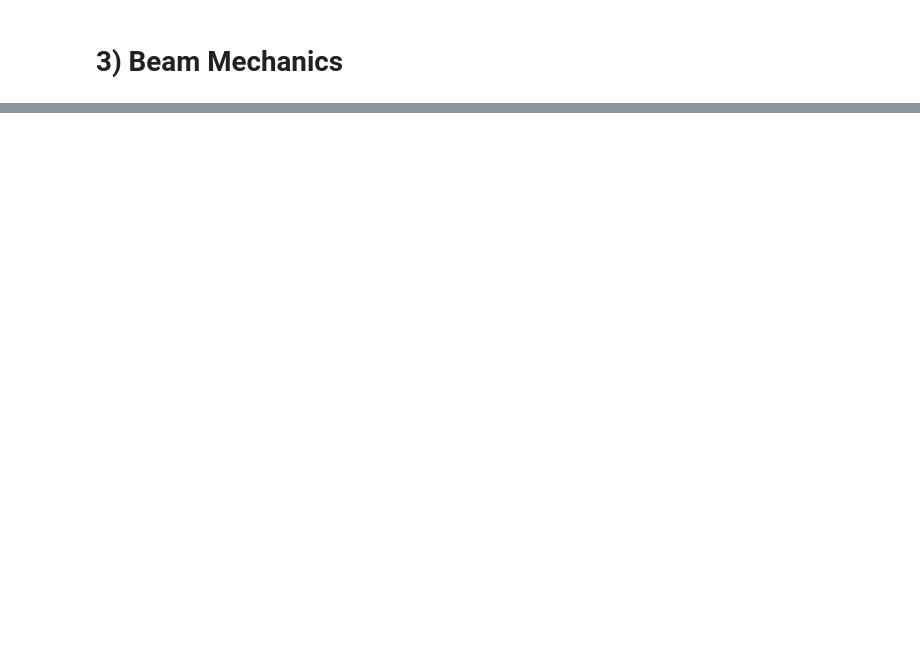
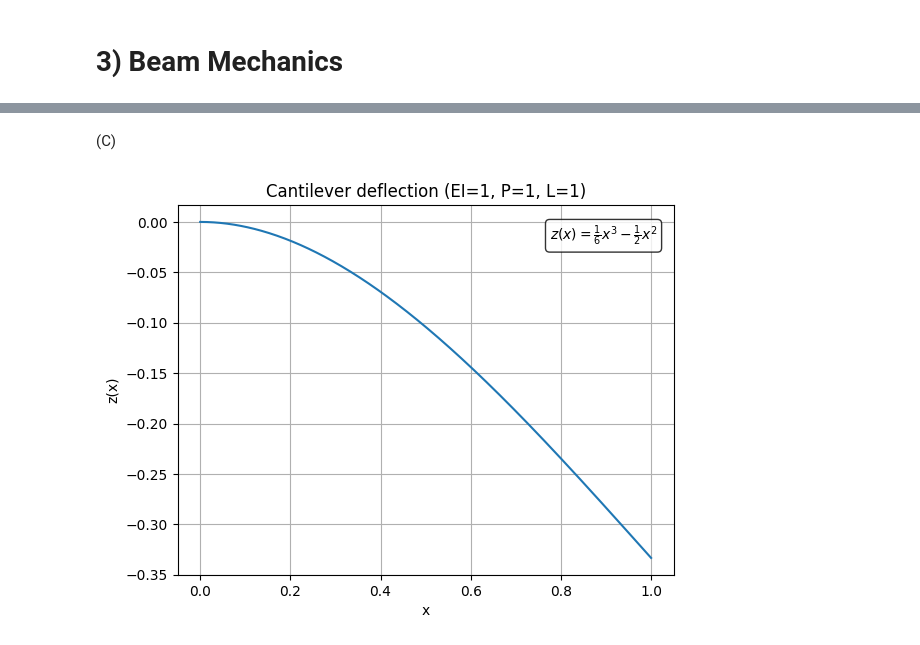
Before and after one commit to mpaverill/2.174, a Jupyter notebook: PS1/PS1.ipynb, the cells around one changed output, grey strips where cells are left out. Drawn from its saved outputs; the diff is of its cells as text; code cells hidden in the pictures; blank space fills up the shorter version.

```diff
--- a/PS1/PS1.ipynb
+++ b/PS1/PS1.ipynb
@@ -122,0 +131,23 @@ R^2 : 0.898312268689691
+# %% [markdown]
+(C)
+# %%
+import numpy as np
+import matplotlib.pyplot as plt
+
+x = np.linspace(0, 1, 400)
+z = (1/6)*x**3 - (1/2)*x**2
+
+plt.figure()
+plt.plot(x, z)
+plt.xlabel("x")
+plt.ylabel("z(x)")
+plt.title("Cantilever deflection (EI=1, P=1, L=1)")
+plt.grid(True)
+
+eqn = r"$z(x)=\frac{1}{6}x^3-\frac{1}{2}x^2$"
+plt.text(0.75, 0.95, eqn, transform=plt.gca().transAxes,
+         verticalalignment="top",
+         bbox=dict(boxstyle="round", facecolor="white", alpha=0.8))
+plt.show()
+# %% [output]
+[figure, added]
```
Also changed, not shown: parts of 5 cells of this notebook, 3 other files.
